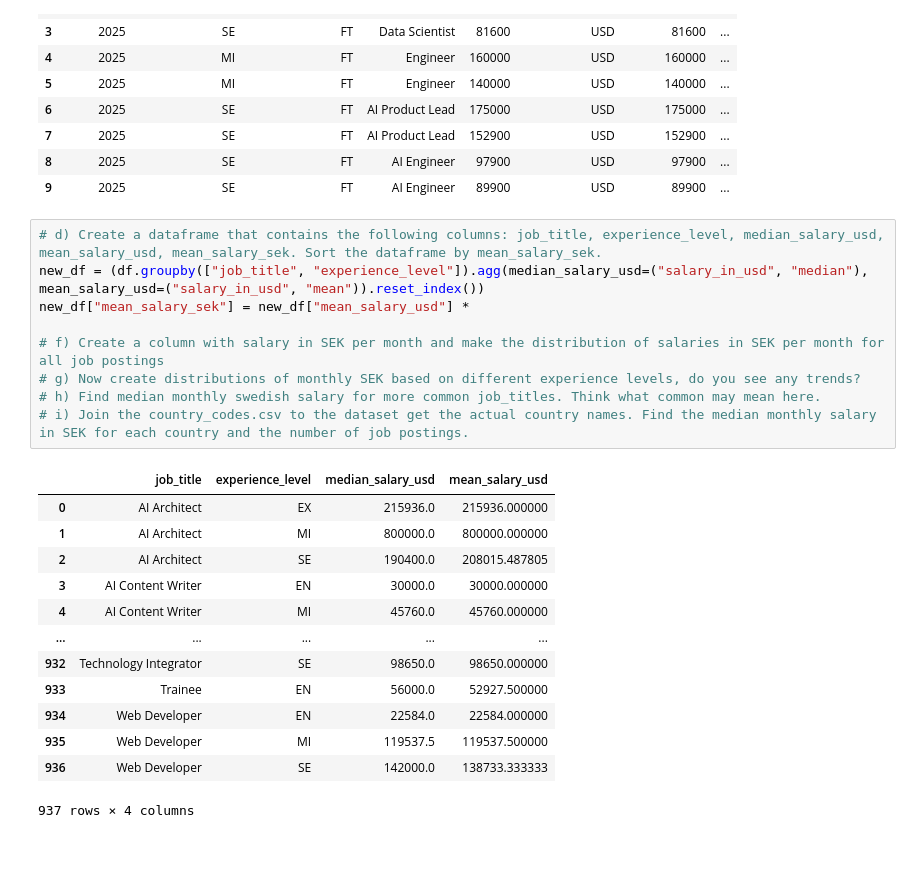
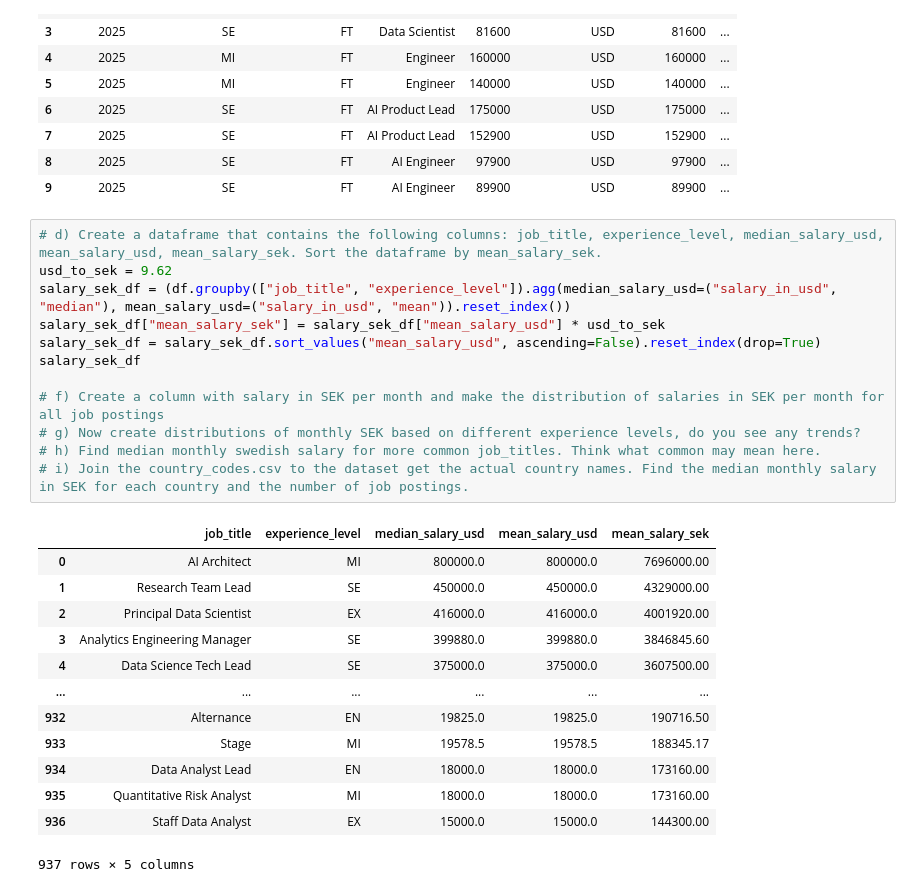
Before and after one commit to ponagr/ai_engineering_pontus_agren_grundstrom, a Jupyter notebook: exercises/exercise_0/part_1.ipynb, the cells around one changed output. Drawn from its saved outputs; the diff is of its cells as text; blank space fills up the shorter version.

```diff
--- a/exercises/exercise_0/part_1.ipynb
+++ b/exercises/exercise_0/part_1.ipynb
@@ -120,24 +120,27 @@ df.head(10)
 | 9 | 2025 | SE | FT | AI Engineer | 89900 | USD | 89900 | ... |
 # %%
 # d) Create a dataframe that contains the following columns: job_title, experience_level, median_salary_usd, mean_salary_usd, mean_salary_sek. Sort the dataframe by mean_salary_sek.
-new_df = (df.groupby(["job_title", "experience_level"]).agg(median_salary_usd=("salary_in_usd", "median"), mean_salary_usd=("salary_in_usd", "mean")).reset_index())
-new_df["mean_salary_sek"] = new_df["mean_salary_usd"] *
+usd_to_sek = 9.62
+salary_sek_df = (df.groupby(["job_title", "experience_level"]).agg(median_salary_usd=("salary_in_usd", "median"), mean_salary_usd=("salary_in_usd", "mean")).reset_index())
+salary_sek_df["mean_salary_sek"] = salary_sek_df["mean_salary_usd"] * usd_to_sek
+salary_sek_df = salary_sek_df.sort_values("mean_salary_usd", ascending=False).reset_index(drop=True)
+salary_sek_df
 
 # f) Create a column with salary in SEK per month and make the distribution of salaries in SEK per month for all job postings
 # g) Now create distributions of monthly SEK based on different experience levels, do you see any trends?
 # h) Find median monthly swedish salary for more common job_titles. Think what common may mean here.
 # i) Join the country_codes.csv to the dataset get the actual country names. Find the median monthly salary in SEK for each country and the number of job postings.
 # %% [output]
-|  | job_title | experience_level | median_salary_usd | mean_salary_usd |
-| 0 | AI Architect | EX | 215936.0 | 215936.000000 |
-| 1 | AI Architect | MI | 800000.0 | 800000.000000 |
-| 2 | AI Architect | SE | 190400.0 | 208015.487805 |
-| 3 | AI Content Writer | EN | 30000.0 | 30000.000000 |
-| 4 | AI Content Writer | MI | 45760.0 | 45760.000000 |
-| ... | ... | ... | ... | ... |
-| 932 | Technology Integrator | SE | 98650.0 | 98650.000000 |
-| 933 | Trainee | EN | 56000.0 | 52927.500000 |
-| 934 | Web Developer | EN | 22584.0 | 22584.000000 |
-| 935 | Web Developer | MI | 119537.5 | 119537.500000 |
-| 936 | Web Developer | SE | 142000.0 | 138733.333333 |
+|  | job_title | experience_level | median_salary_usd | mean_salary_usd | mean_salary_sek |
+| 0 | AI Architect | MI | 800000.0 | 800000.0 | 7696000.00 |
+| 1 | Research Team Lead | SE | 450000.0 | 450000.0 | 4329000.00 |
+| 2 | Principal Data Scientist | EX | 416000.0 | 416000.0 | 4001920.00 |
+| 3 | Analytics Engineering Manager | SE | 399880.0 | 399880.0 | 3846845.60 |
+| 4 | Data Science Tech Lead | SE | 375000.0 | 375000.0 | 3607500.00 |
+| ... | ... | ... | ... | ... | ... |
+| 932 | Alternance | EN | 19825.0 | 19825.0 | 190716.50 |
+| 933 | Stage | MI | 19578.5 | 19578.5 | 188345.17 |
+| 934 | Data Analyst Lead | EN | 18000.0 | 18000.0 | 173160.00 |
+| 935 | Quantitative Risk Analyst | MI | 18000.0 | 18000.0 | 173160.00 |
+| 936 | Staff Data Analyst | EX | 15000.0 | 15000.0 | 144300.00 |
-937 rows × 4 columns
+937 rows × 5 columns
```
Also changed, not shown: parts of 1 cell of this notebook, 2 other files.
